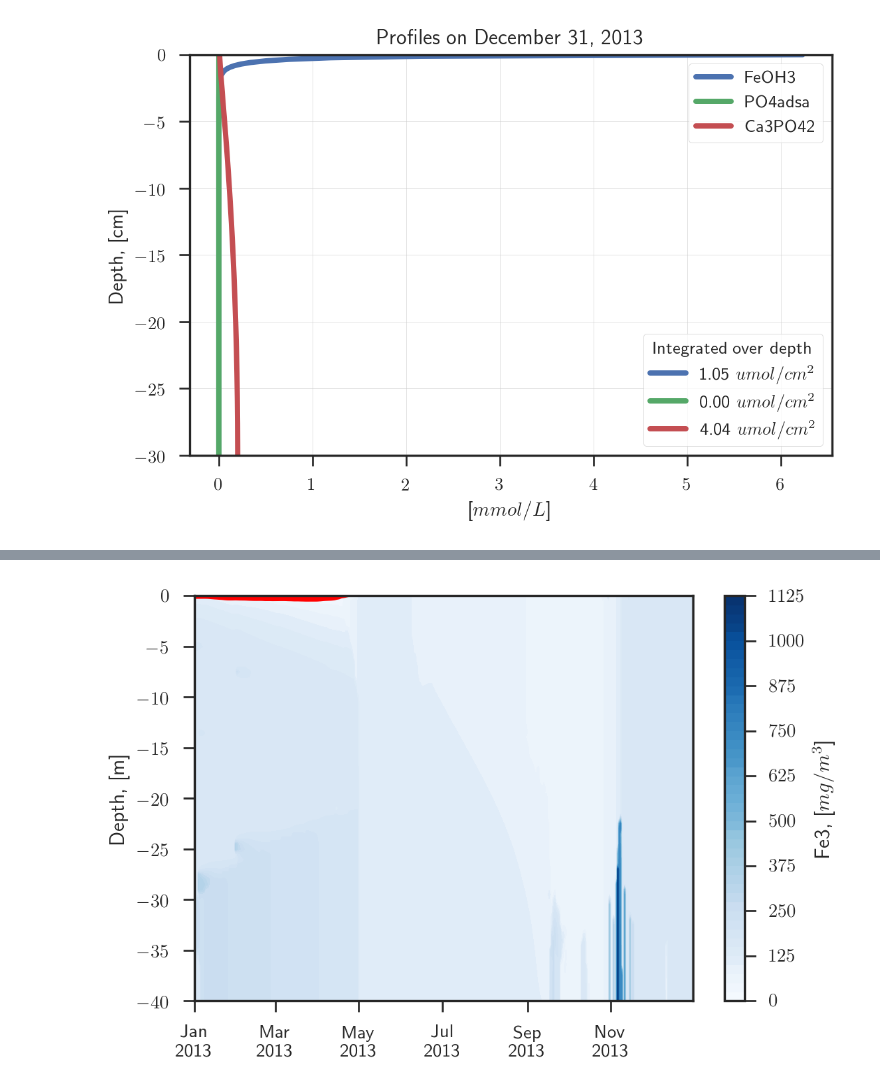
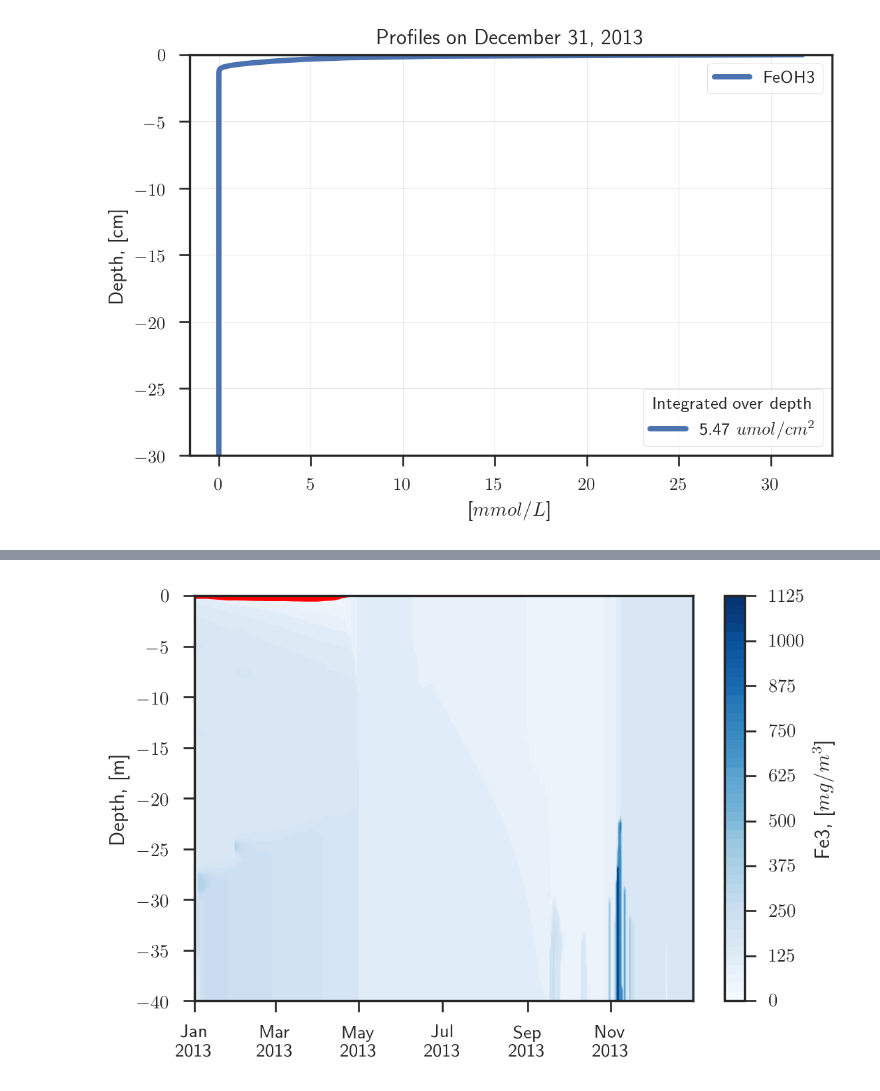
Before and after one commit to biogeochemistry/MyLake_v2_Vansjo, a Jupyter notebook: Postproc_code/plots.ipynb, the cells around one changed output, grey strips where cells are left out. Drawn from its saved outputs; the diff is of its cells as text; code cells hidden in the pictures.

```diff
--- a/Postproc_code/plots.ipynb
+++ b/Postproc_code/plots.ipynb
@@ -22,9 +22,9 @@ str(datetime.now())
 from ploting import *
 plotter = ResultsPlotter()
 # %%
-plotter.profile('sediment', ['FeOH3','PO4adsa', 'Ca3PO42'], log_scale=0)
+plotter.profile('sediment', ['FeOH3'], log_scale=0)
 # %% [output]
-[figure, old version]
+[figure, new version]
 # %%
 plotter.bulk_sediment_profile(['PO4', 'PO4adsa'])
 # %% [output]
```
Also changed, not shown: parts of 44 cells of this notebook, 7 other files.
